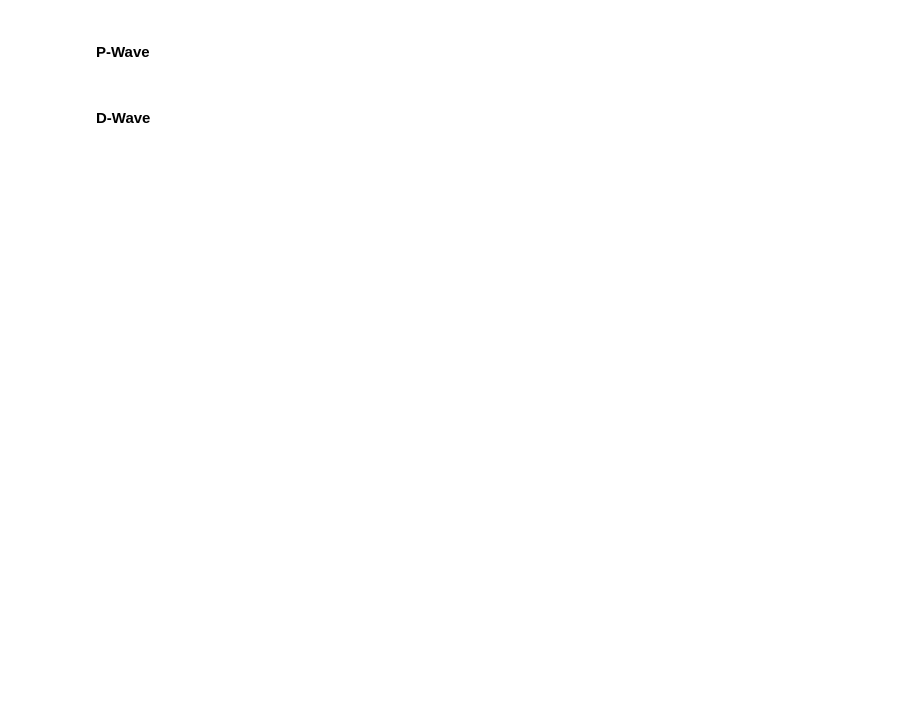
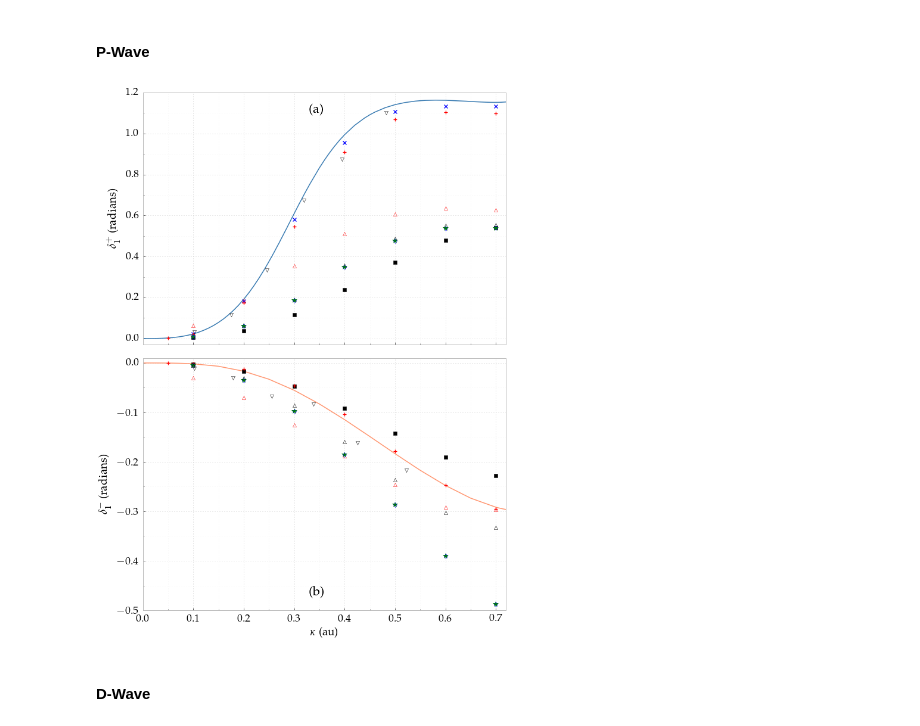
Before and after one commit to DentonW/Papers, a Jupyter notebook: Dissertation/IPython/Dissertation.ipynb, the cells around one changed output. Drawn from its saved outputs; the diff is of its cells as text; code cells hidden in the pictures; blank space fills up the shorter version.

```diff
--- a/Dissertation/IPython/Dissertation.ipynb
+++ b/Dissertation/IPython/Dissertation.ipynb
@@ -608,2 +618,59 @@ data = np.genfromtxt('Comparison S-Wave Singlet Results.txt',
+# %%
+fig = pyplot.figure(figsize=(10, 6.7*2))
+
+###########
+# Singlet #
+###########
+pyplot.subplot(2, 1, 1)
+
+pyplot.plot(df['Kappa'], df['Phase1P'], marker='.', markersize=0.01, color=singletcolor)
+pyplot.plot(Walters1P2004['kappa'], Walters1P2004['phase'], 'bx', mew=1.3)
+pyplot.plot(Blackwood1P2002['kappa'], Blackwood1P2002['phase'], 'r+', mew=1.3)
+pyplot.plot(Ivanov1P2002['kappa'], Ivanov1P2002['phase'], 'kv', markerfacecolor='none', markeredgecolor='k')
+pyplot.plot(Sinha1P2000['kappa'], Sinha1P2000['phase'], '^', markerfacecolor='none', markeredgecolor='r',)
+pyplot.plot(Adhikari1P1999['kappa'], Adhikari1P1999['phase'], 'ks')
+pyplot.plot(Sinha1P1997['kappa'], Sinha1P1997['phase'], '^', markerfacecolor='none', markeredgecolor='k')
+pyplot.plot(Ray1P1997['kappa'], Ray1P1997['phase'], 'g*', markersize=10, markerfacecolor='g', markeredgecolor='none')
+pyplot.plot(Hara1P1975['kappa'], Hara1P1975['phase'], 'd', markerfacecolor='none', markeredgecolor='b')
+#pyplot.xlabel(r"$\kappa$ (au)")
+pyplot.ylabel(r"$\delta_1^+$ (radians)")
+
+ax = plt.gca()
+ax.set_xticklabels([])
+ax.text(0.33, 1.1, '(a)', fontsize=22)
+
+pyplot.xlim([0, 0.72])
+pyplot.ylim([-0.03, 1.2])
+FixPlot(plt)
+
+###########
+# Triplet #
+###########
+pyplot.subplot(2, 1, 2)
+
+df.plot(x='Kappa', y='Phase3P', marker='.', markersize=0.01, label=r'$^3P$ Complex Kohn', color=tripletcolor)
+pyplot.plot(Adhikari3P1999['kappa'], Adhikari3P1999['phase'], 'ks', label='Adhikari 1999')
+pyplot.plot(Blackwood3P2002['kappa'], Blackwood3P2002['phase'], 'r+', label='Blackwood 2002', mew=1.3)
+pyplot.plot(Ivanov3P2002['kappa'], Ivanov3P2002['phase'], 'kv', markerfacecolor='none', markeredgecolor='k', label='Ivanov 2002')
+pyplot.plot(Sinha3P2000['kappa'], Sinha3P2000['phase'], '^', markerfacecolor='none', markeredgecolor='r',)
+pyplot.plot(Ray3P1997['kappa'], Ray3P1997['phase'], 'g*', markersize=10, markerfacecolor='g', markeredgecolor='none', label='Ray 1997')
+pyplot.plot(Hara3P1975['kappa'], Hara3P1975['phase'], 'd', markerfacecolor='none', markeredgecolor='b', label='Hara 1975')
+pyplot.plot(Sinha3P1997['kappa'], Sinha3P1997['phase'], '^', markerfacecolor='none', markeredgecolor='k', label='Sinha 1997')
+pyplot.xlabel(r"$\kappa$ (au)")
+pyplot.ylabel(r"$\delta_1^-$ (radians)")
+
+ax = plt.gca()
+#ax.set_xticklabels([])
+ax.text(0.33, -0.47, '(b)', fontsize=22)
+
+pyplot.xlim([0, 0.72])
+pyplot.ylim([-0.5, 0.01])
+FixPlot(plt)
+
+plt.tight_layout()
+pyplot.savefig('pwave-comparisons.pdf', bbox_inches='tight')
+pyplot.show()
+# %% [output]
+[figure, added]
 # %% [markdown]
 #### D-Wave
```
Also changed, not shown: parts of 14 cells of this notebook, 7 other files.
